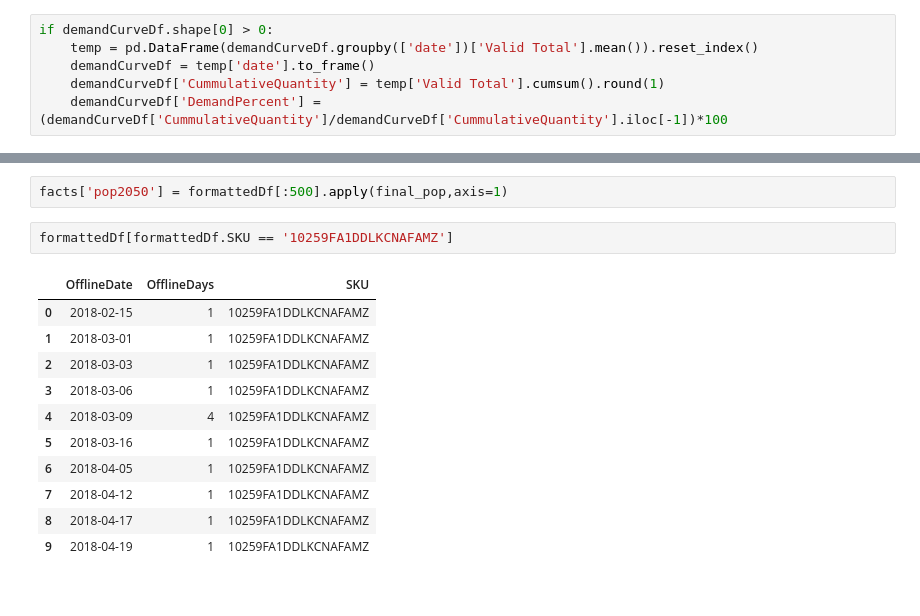
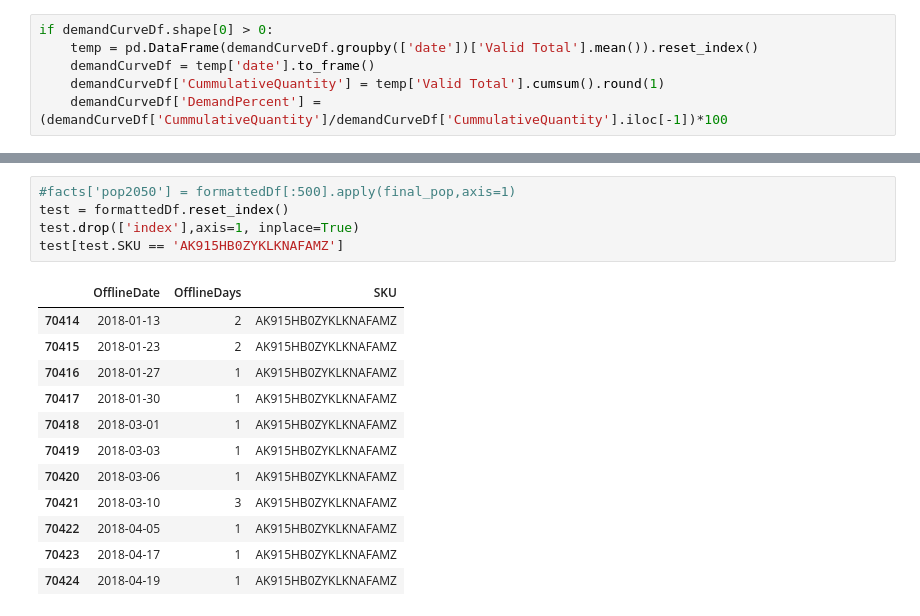
Before and after one commit to DanyalKhaliq/Machine-Learning-, a Jupyter notebook: ProductDescriptiveAnalysis.ipynb, the cells around one changed output, grey strips where cells are left out. Saved outputs shown, nothing was run; the diff lists cells and outputs as text.

```diff
--- a/ProductDescriptiveAnalysis.ipynb
+++ b/ProductDescriptiveAnalysis.ipynb
@@ -384,16 +419,18 @@ total time taken : 215.55435943603516
 # %%
-facts['pop2050'] = formattedDf[:500].apply(final_pop,axis=1)
+#facts['pop2050'] = formattedDf[:500].apply(final_pop,axis=1)
+test = formattedDf.reset_index()
+test.drop(['index'],axis=1, inplace=True)
+test[test.SKU == 'AK915HB0ZYKLKNAFAMZ']
+# %% [output]
+|  | OfflineDate | OfflineDays | SKU |
+| 70414 | 2018-01-13 | 2 | AK915HB0ZYKLKNAFAMZ |
+| 70415 | 2018-01-23 | 2 | AK915HB0ZYKLKNAFAMZ |
+| 70416 | 2018-01-27 | 1 | AK915HB0ZYKLKNAFAMZ |
+| 70417 | 2018-01-30 | 1 | AK915HB0ZYKLKNAFAMZ |
+| 70418 | 2018-03-01 | 1 | AK915HB0ZYKLKNAFAMZ |
+| 70419 | 2018-03-03 | 1 | AK915HB0ZYKLKNAFAMZ |
+| 70420 | 2018-03-06 | 1 | AK915HB0ZYKLKNAFAMZ |
+| 70421 | 2018-03-10 | 3 | AK915HB0ZYKLKNAFAMZ |
+| 70422 | 2018-04-05 | 1 | AK915HB0ZYKLKNAFAMZ |
+| 70423 | 2018-04-17 | 1 | AK915HB0ZYKLKNAFAMZ |
+| 70424 | 2018-04-19 | 1 | AK915HB0ZYKLKNAFAMZ |
-# %%
-formattedDf[formattedDf.SKU == '10259FA1DDLKCNAFAMZ']
-# %% [output]
-|  | OfflineDate | OfflineDays | SKU |
-| 0 | 2018-02-15 | 1 | 10259FA1DDLKCNAFAMZ |
-| 1 | 2018-03-01 | 1 | 10259FA1DDLKCNAFAMZ |
-| 2 | 2018-03-03 | 1 | 10259FA1DDLKCNAFAMZ |
-| 3 | 2018-03-06 | 1 | 10259FA1DDLKCNAFAMZ |
-| 4 | 2018-03-09 | 4 | 10259FA1DDLKCNAFAMZ |
-| 5 | 2018-03-16 | 1 | 10259FA1DDLKCNAFAMZ |
-| 6 | 2018-04-05 | 1 | 10259FA1DDLKCNAFAMZ |
-| 7 | 2018-04-12 | 1 | 10259FA1DDLKCNAFAMZ |
-| 8 | 2018-04-17 | 1 | 10259FA1DDLKCNAFAMZ |
-| 9 | 2018-04-19 | 1 | 10259FA1DDLKCNAFAMZ |
```
Also changed, not shown: parts of 24 cells of this notebook.
